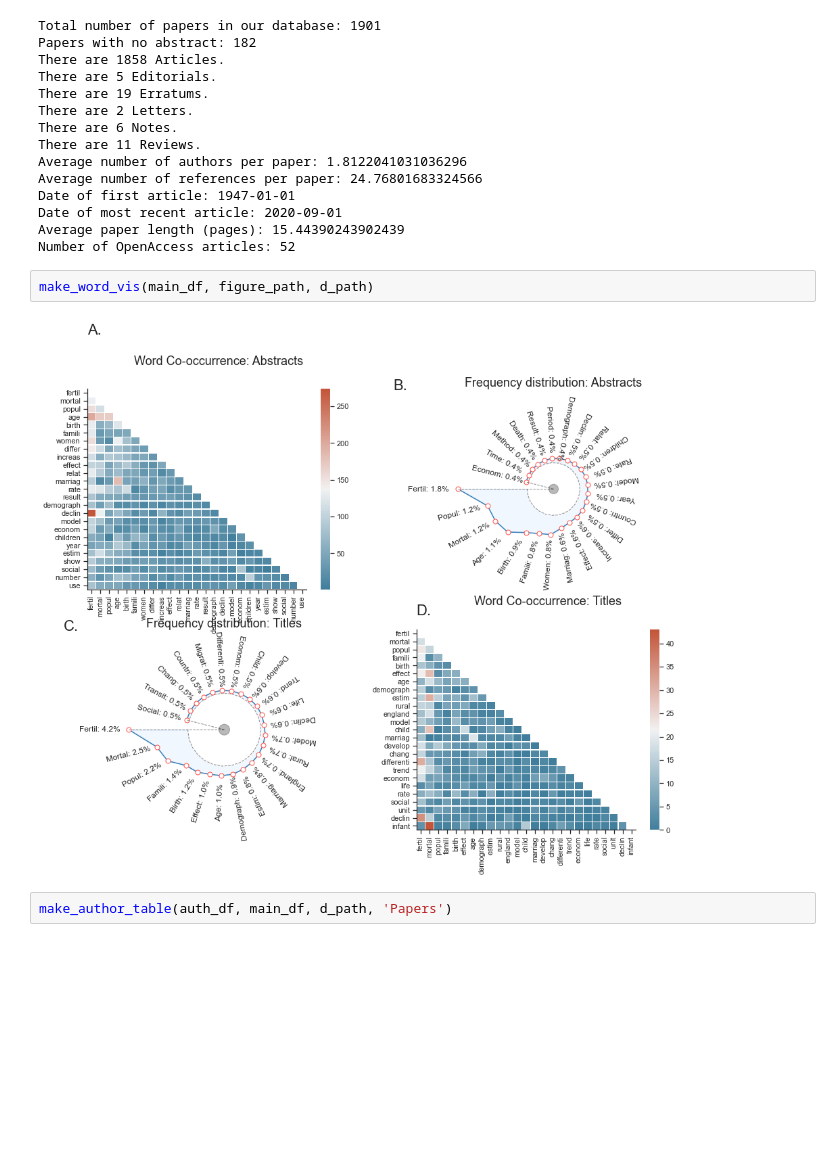
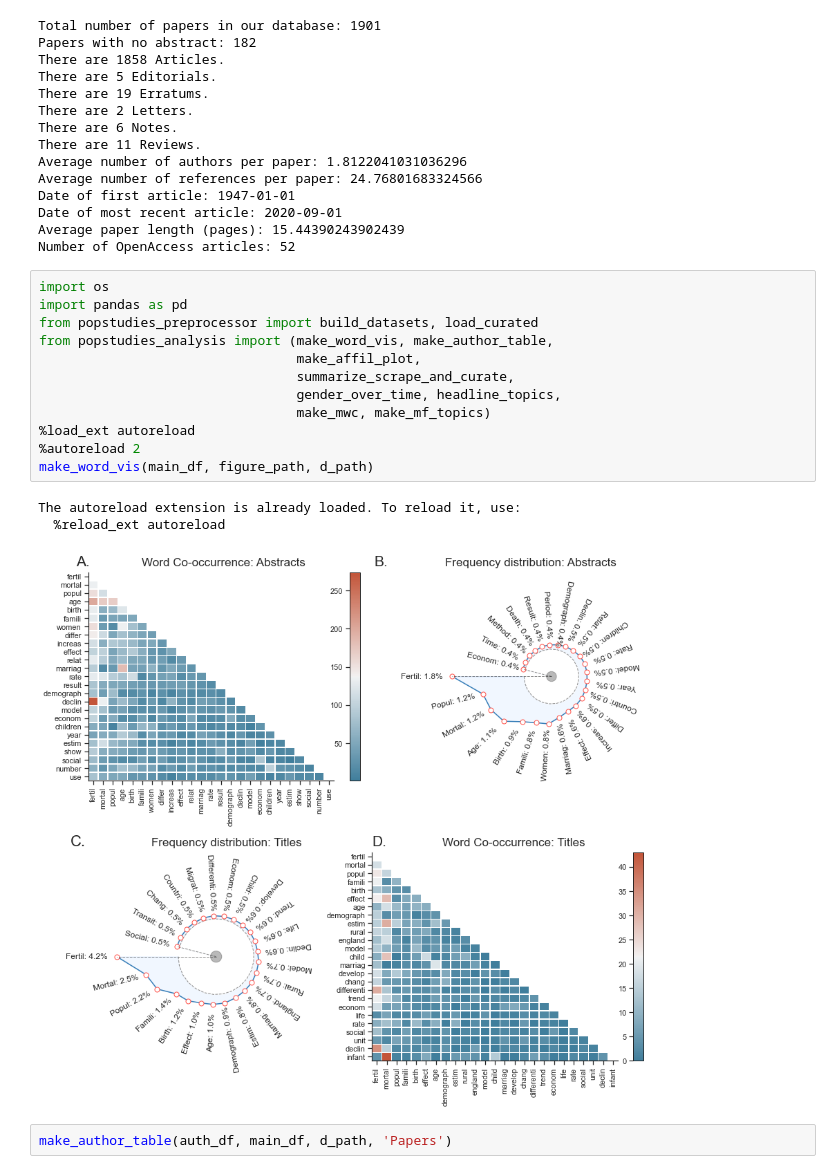
Before and after one commit to crahal/PopStudies_Review, a Jupyter notebook: src/popstudies_notebook.ipynb, the cells around one changed output. Cells and saved outputs as stored; diff of their text form; blank space fills up the shorter version.

Commit message:
improvements to make_word_vis and general cleanup of errors in .ipynb

```diff
--- a/src/popstudies_notebook.ipynb
+++ b/src/popstudies_notebook.ipynb
@@ -30,10 +34,22 @@ Date of first article: 1947-01-01
 Date of most recent article: 2020-09-01
 Average paper length (pages): 15.44390243902439
 Number of OpenAccess articles: 52
-# %%
-make_word_vis(main_df, figure_path, d_path)
-# %% [output]
-[figure, removed]
+# %%
+import os
+import pandas as pd
+from popstudies_preprocessor import build_datasets, load_curated
+from popstudies_analysis import (make_word_vis, make_author_table,
+                                 make_affil_plot,
+                                 summarize_scrape_and_curate,
+                                 gender_over_time, headline_topics,
+                                 make_mwc, make_mf_topics)
+%load_ext autoreload
+%autoreload 2
+make_word_vis(main_df, figure_path, d_path)
+# %% [output]
+The autoreload extension is already loaded. To reload it, use:
+  %reload_ext autoreload
+[figure, added]
 # %%
 make_author_table(auth_df, main_df, d_path, 'Papers')
 # %% [output]
```
Also changed, not shown: parts of 3 cells of this notebook, 1 other file.
